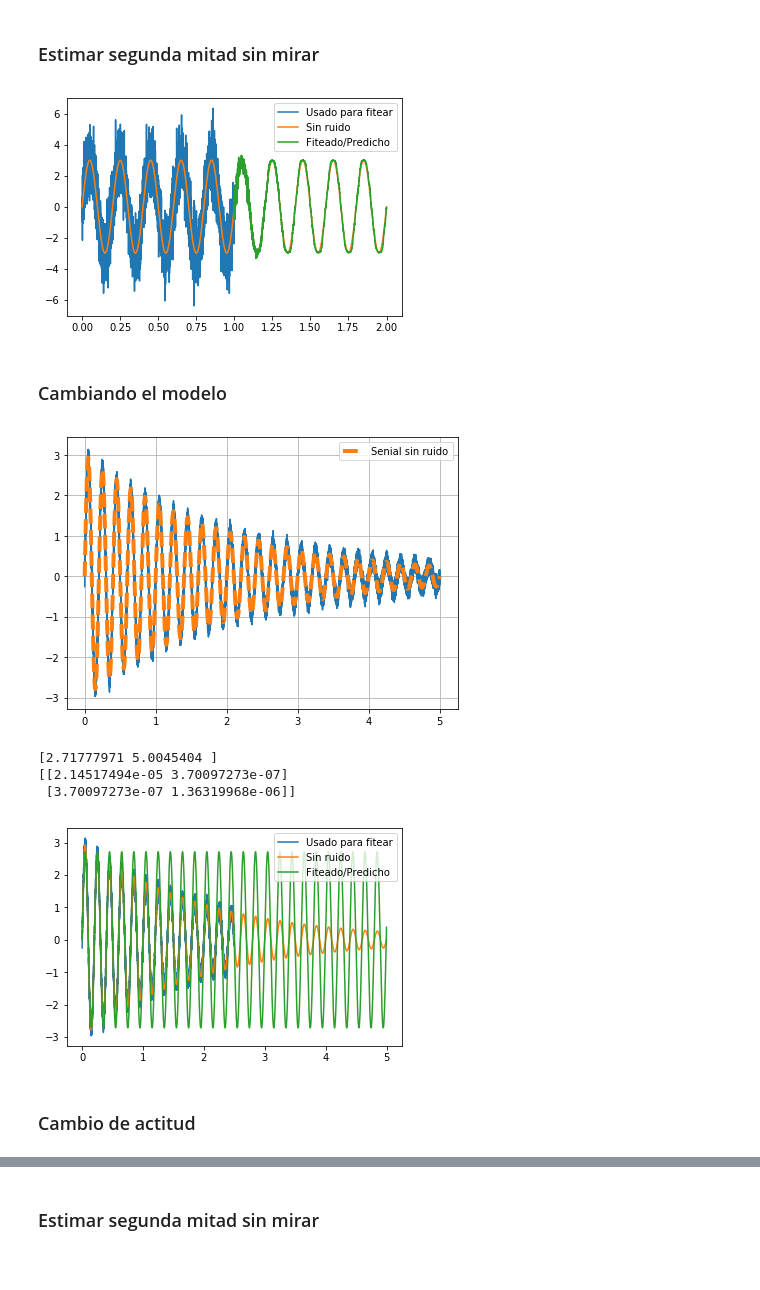
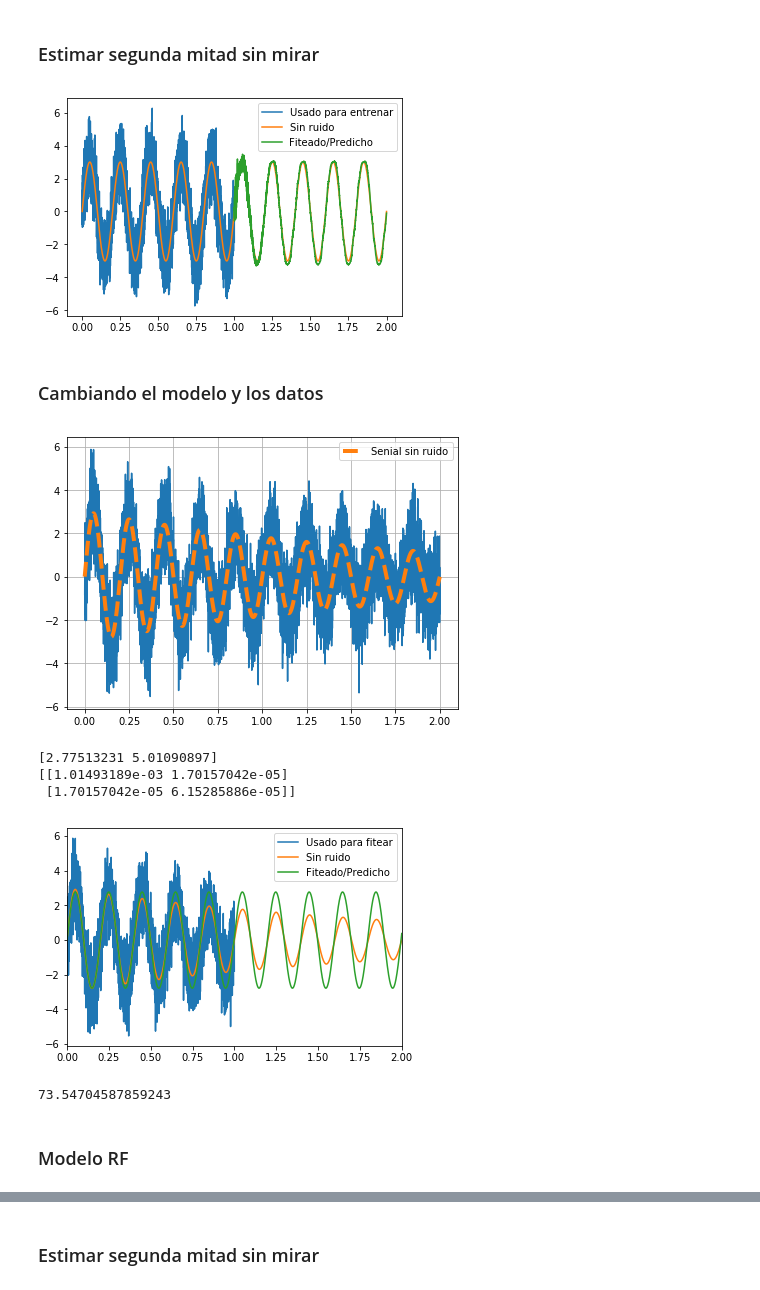
Before and after one commit to stellasm/repo_aa, a Jupyter notebook: tp2_posible_ejemplo.ipynb, the cells around one changed output, grey strips where cells are left out. Saved outputs shown, nothing was run; the diff lists cells and outputs as text; code cells hidden in the pictures.

```diff
--- a/tp2_posible_ejemplo.ipynb
+++ b/tp2_posible_ejemplo.ipynb
@@ -104,22 +105,22 @@ for i in range(cantidad_estimaciones):
         #print(y_pred_fecha)
         predicciones.append(y_pred_fecha)
 # %%
-plt.plot(t_data[0:N//2],y_data[0:N//2], label = 'Usado para fitear')
+plt.plot(t_data[0:N_train],y_data[0:N_train], label = 'Usado para entrenar')
 plt.plot(t_data, y_sr, label='Sin ruido')
-plt.plot(t_data[N//2:], predicciones,label='Fiteado/Predicho')
+plt.plot(t_data[N_train:], predicciones,label='Fiteado/Predicho')
 
 plt.legend(loc='best')
 plt.show()
 # %% [output]
-[figure, old version]
+[figure, new version]
 # %% [markdown]
-### Cambiando el modelo
+### Cambiando el modelo y los datos
 # %%
 def funcAmortiguada(x, a, b, c):
     return a * np.sin(b*2*np.pi*x) *np.exp(-c*x)
 # %%
 n_periodo = 1000
-t_final = 5
+t_final = 2
 amp = 3.0
 freq = 5.0 # Hz
 N = int(n_periodo*t_final*freq)
@@ -127,7 +128,7 @@ t_data = np.linspace(0, t_final, N)
 
 gamma = 0.5
 y_sr = funcAmortiguada(t_data, amp, freq, gamma)
-y_data = y_sr + 0.1*np.random.normal(size = N)
+y_data = y_sr + 1.0*np.random.normal(size = N)
 # %%
 plt.figure(figsize=(7,5))
 plt.plot(t_data,y_data)
@@ -136,27 +137,30 @@ plt.grid()
 plt.legend()
 plt.show()
 # %% [output]
-[figure, old version]
+[figure, new version]
 # %%
 params, params_covariance = optimize.curve_fit(funcArmonica, t_data[0:2*n_periodo], y_data[0:2*n_periodo], bounds=(1, [5, 10]))
 print(params)
 print(params_covariance)
 # %% [output]
-[2.71777971 5.0045404 ]
-[[2.14517494e-05 3.70097273e-07]
- [3.70097273e-07 1.36319968e-06]]
+[2.77513231 5.01090897]
+[[1.01493189e-03 1.70157042e-05]
+ [1.70157042e-05 6.15285886e-05]]
 # %%
 plt.plot(t_data[0:N//2],y_data[0:N//2], label = 'Usado para fitear')
 plt.plot(t_data, y_sr,label='Sin ruido')
 plt.plot(t_data, funcArmonica(t_data, params[0], params[1]),label='Fiteado/Predicho')
 
+plt.xlim([0, 2])
 plt.legend(loc='best')
 plt.show()
 # %% [output]
-[figure, old version]
+[figure, new version]
 # %%
-error = np.sqrt(np.sum((func(t_data, params[0], params[1]) - y_sr)**2))
+error = np.sqrt(np.sum((funcArmonica(t_data, params[0], params[1]) - y_sr)**2))
 print(error)
+# %% [output]
+73.54704587859243
-# %% [markdown]
-### Cambio de actitud
+# %% [markdown]
+### Modelo RF
 # %%
```
Also changed, not shown: parts of 23 cells of this notebook.
